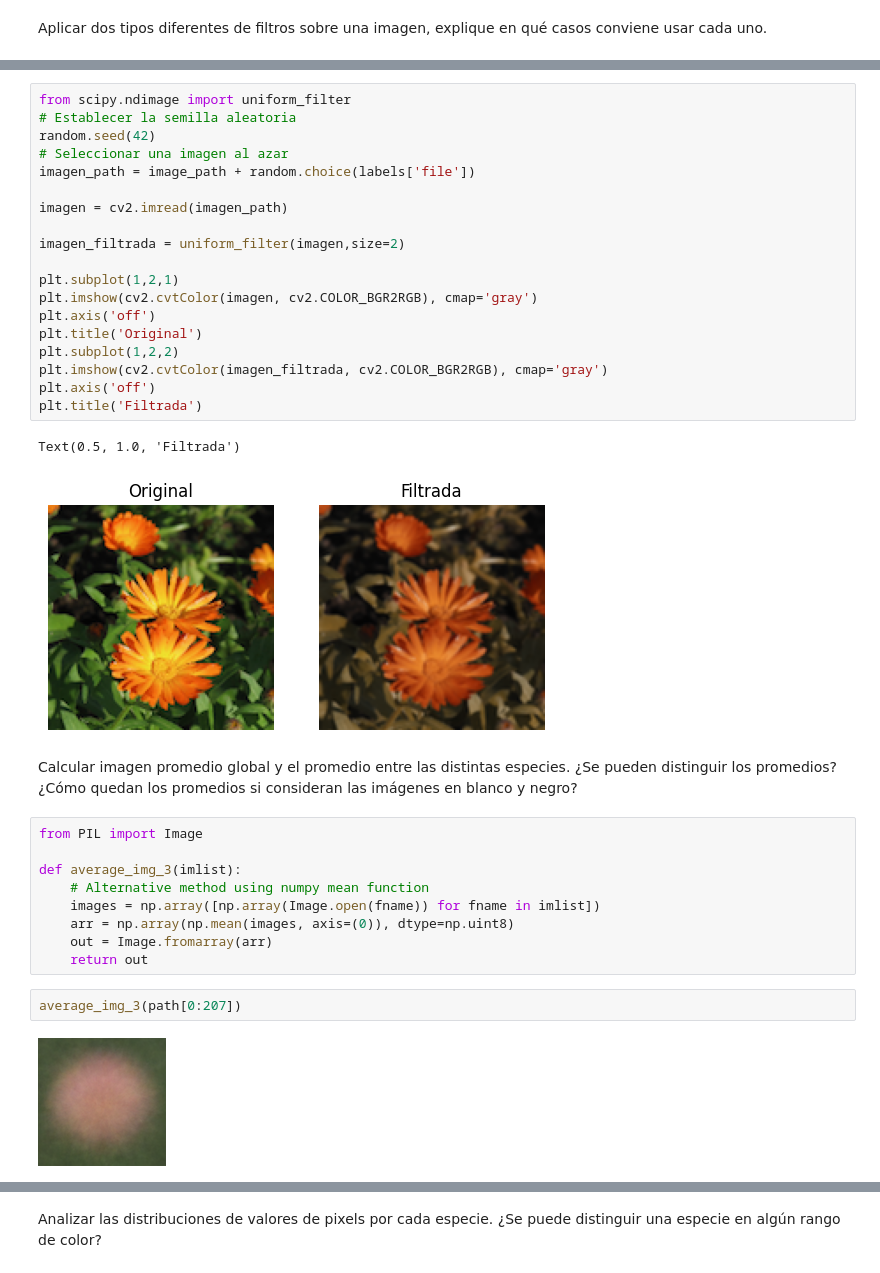
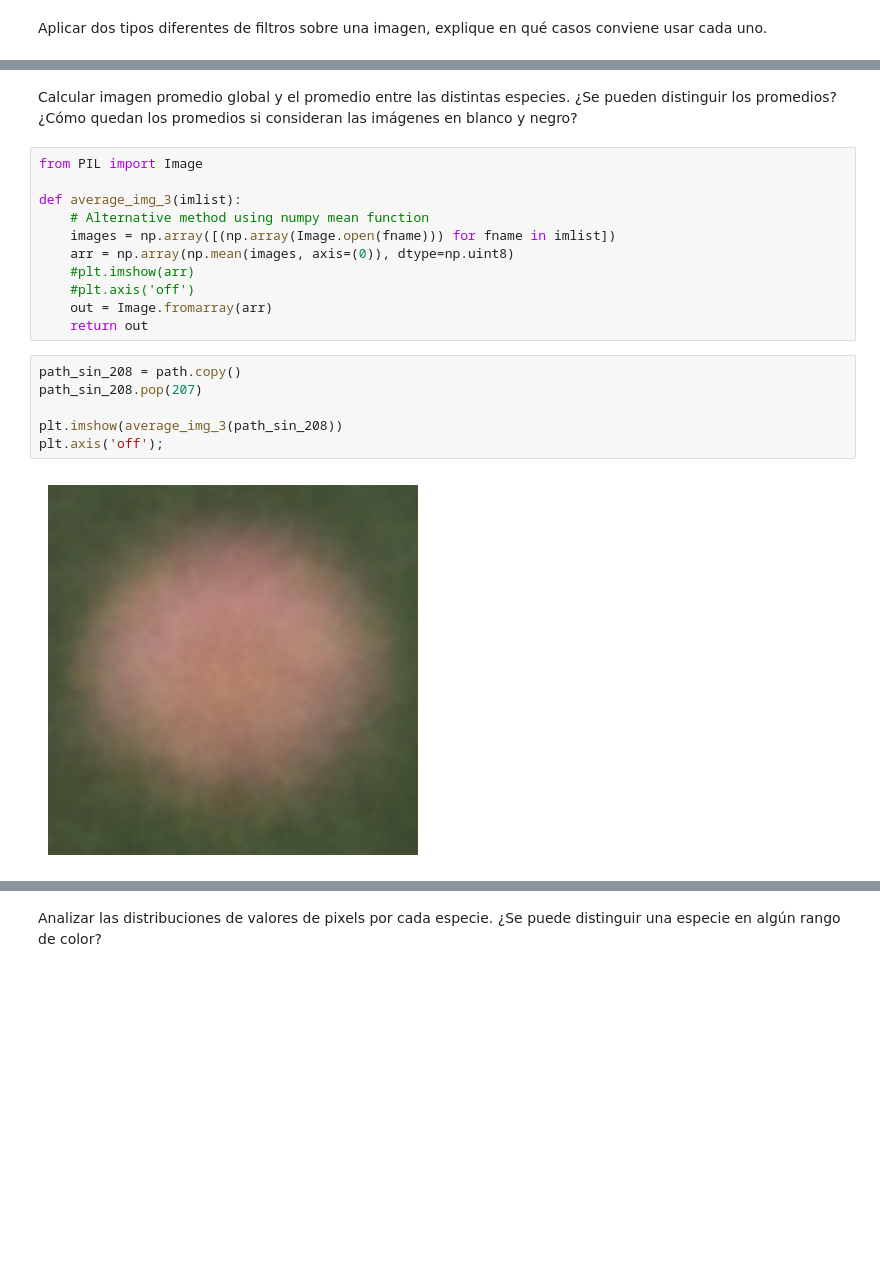
Before and after one commit to josesg998/dmecyt, a Jupyter notebook: preTP1/pre_TP_01_JSG.ipynb, the cells around one changed output, grey strips where cells are left out. Drawn from its saved outputs; the diff is of its cells as text; blank space fills up the shorter version.

```diff
--- a/preTP1/pre_TP_01_JSG.ipynb
+++ b/preTP1/pre_TP_01_JSG.ipynb
@@ -220,25 +211,3 @@ Text(0.5, 1.0, 'Filtrada')
-# %%
-from scipy.ndimage import uniform_filter
-# Establecer la semilla aleatoria
-random.seed(42)
-# Seleccionar una imagen al azar
-imagen_path = image_path + random.choice(labels['file'])
-
-imagen = cv2.imread(imagen_path)
-
-imagen_filtrada = uniform_filter(imagen,size=2)
-
-plt.subplot(1,2,1)
-plt.imshow(cv2.cvtColor(imagen, cv2.COLOR_BGR2RGB), cmap='gray')
-plt.axis('off')
-plt.title('Original')
-plt.subplot(1,2,2)
-plt.imshow(cv2.cvtColor(imagen_filtrada, cv2.COLOR_BGR2RGB), cmap='gray')
-plt.axis('off')
-plt.title('Filtrada')
-# %% [output]
-Text(0.5, 1.0, 'Filtrada')
-[figure, removed]
 # %% [markdown]
 Calcular imagen promedio global y el promedio entre las distintas especies. ¿Se pueden distinguir los promedios? ¿Cómo quedan los promedios si consideran las imágenes en blanco y negro?
 # %%
@@ -246,11 +215,17 @@ from PIL import Image
 
 def average_img_3(imlist):
     # Alternative method using numpy mean function
-    images = np.array([np.array(Image.open(fname)) for fname in imlist])
+    images = np.array([(np.array(Image.open(fname))) for fname in imlist])
     arr = np.array(np.mean(images, axis=(0)), dtype=np.uint8)
+    #plt.imshow(arr)
+    #plt.axis('off')
     out = Image.fromarray(arr)
     return out
-# %%
-average_img_3(path[0:207])
-# %% [output]
-[figure, removed]
+# %%
+path_sin_208 = path.copy()
+path_sin_208.pop(207)
+
+plt.imshow(average_img_3(path_sin_208))
+plt.axis('off');
+# %% [output]
+[figure, added]
```
Also changed, not shown: parts of 17 cells of this notebook.
